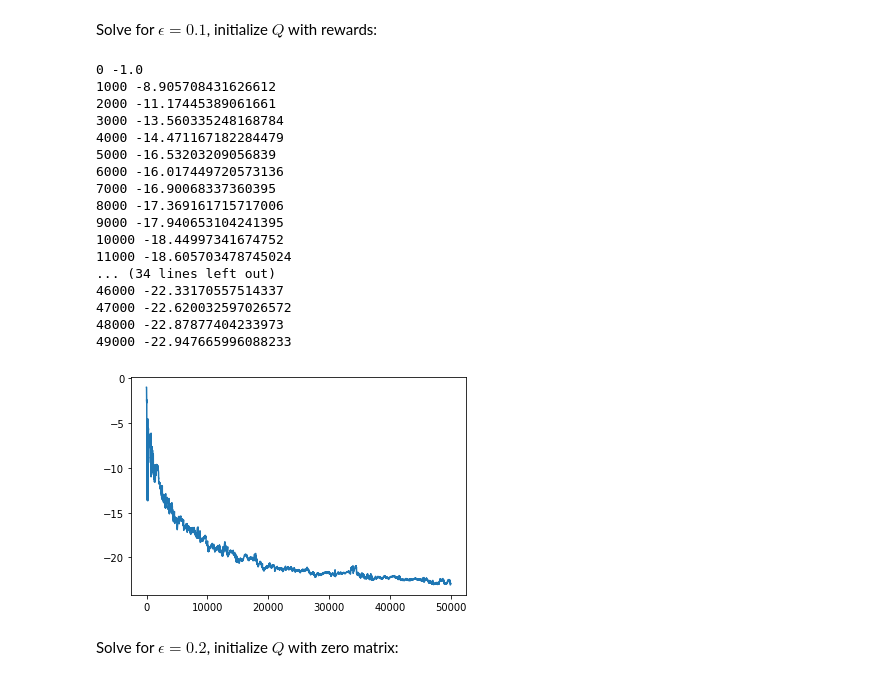
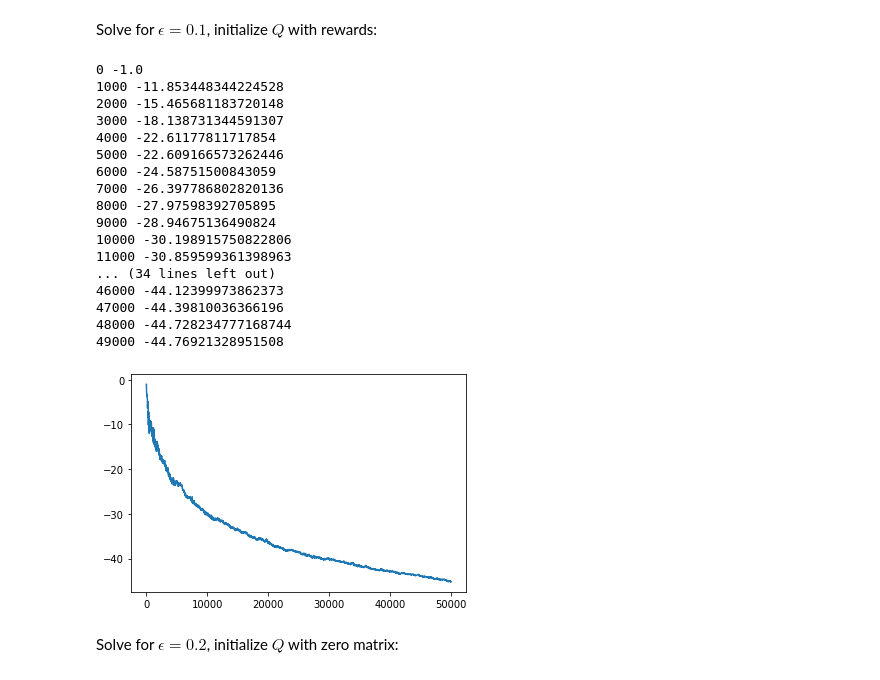
Before and after one commit to lxpr/EL2805-Reinforcement-Learning-Labs, a Jupyter notebook: lab1/Lab_1.ipynb, the cells around one changed output. Cells and saved outputs as stored; diff of their text form; code cells hidden in the pictures.

```diff
--- a/lab1/Lab_1.ipynb
+++ b/lab1/Lab_1.ipynb
@@ -447,0 +448,27 @@ mz_k.animate_solution(maze_Q, path_Q)
+# %%
+import maze_keys as mz_k
+import q_learning
+
+maze_Q = np.array([
+        [0, 0, 1, 0, 0, 0, 0, 3],
+        [0, 0, 1, 0, 0, 1, 0, 0],
+        [0, 0, 1, 0, 0, 1, 1, 1],
+        [0, 0, 1, 0, 0, 1, 0, 0],
+        [0, 0, 0, 0, 0, 0, 0, 0],
+        [0, 1, 1, 1, 1, 1, 1, 0],
+        [0, 0, 0, 0, 1, 2, 0, 0]
+    ])
+
+env_Q = mz_k.Maze(maze_Q, life_mean=50)
+# %%
+agent = q_learning.QLearningAgent(env_Q, alpha=2/3, gamma=0.9, epsilon=0.2)
+start_Q = (0, 0, 6, 5, 0)
+N = 50000
+V_convergence = np.empty(N)
+for i in range(N):
+    path_Q, policy_Q, Q = env_Q.Q_learning_sim(start_Q, q_agent=agent)
+    V_convergence[i] = max(Q[env_Q.map[(0, 0, 6, 5, 0)], :])
+    if i % 1000 == 0:
+        print(i, V_convergence[i])
+plt.plot(V_convergence)
+plt.show()
@@ -474,7 +520,7 @@ env_S = mz_k.Maze(maze_S, life_mean=50)
 # %% [markdown]
 2)Solve for $\epsilon = 0.2$, initialize $Q$ with rewards:
 # %%
-agent = sarsa.SarsaAgent(env_S, alpha=2/3, gamma=0.9, epsilon=0.2)
+agent = sarsa.SarsaAgent(env_S, alpha=2/3, gamma=0.98, epsilon=0.2)
 start_S = (0, 0, 6, 5, 0)
 N = 50000
 V_convergence = np.empty(N)
@@ -507,36 +553,36 @@ plt.show()
 # %% [markdown]
 Solve for $\epsilon = 0.1$, initialize $Q$ with rewards:
 # %%
-agent = sarsa.SarsaAgent(env_S, alpha=2/3, gamma=0.9, epsilon=0.1)
+agent = sarsa.SarsaAgent(env_S, alpha=2/3, gamma=0.98, epsilon=0.1)
 start_S = (0, 0, 6, 5, 0)
 N = 50000
 V_convergence = np.empty(N)
 for i in range(N):
     path_S, policy, Q = env_S.sarsa_learning(start_S, sarsa_agent=agent)
     V_convergence[i] = max(Q[env_S.map[(0, 0, 6, 5, 0)], :])
     if i % 1000 == 0:
         print(i, V_convergence[i])
 plt.plot(V_convergence)
 plt.show()
 # %% [output]
 0 -1.0
-1000 -8.905708431626612
-2000 -11.17445389061661
-3000 -13.560335248168784
-4000 -14.471167182284479
-5000 -16.53203209056839
-6000 -16.017449720573136
-7000 -16.90068337360395
-8000 -17.369161715717006
-9000 -17.940653104241395
-10000 -18.44997341674752
-11000 -18.605703478745024
+1000 -11.853448344224528
+2000 -15.465681183720148
+3000 -18.138731344591307
+4000 -22.61177811717854
+5000 -22.609166573262446
+6000 -24.58751500843059
+7000 -26.397786802820136
+8000 -27.97598392705895
+9000 -28.94675136490824
+10000 -30.198915750822806
+11000 -30.859599361398963
 ... (34 lines left out)
-46000 -22.33170557514337
-47000 -22.620032597026572
-48000 -22.87877404233973
-49000 -22.947665996088233
+46000 -44.12399973862373
+47000 -44.39810036366196
+48000 -44.728234777168744
+49000 -44.76921328951508
-[figure, old version]
+[figure, new version]
 # %% [markdown]
 Solve for $\epsilon = 0.2$, initialize $Q$ with zero matrix:
 # %%
```
Also changed, not shown: parts of 13 cells of this notebook, 3 other files.
